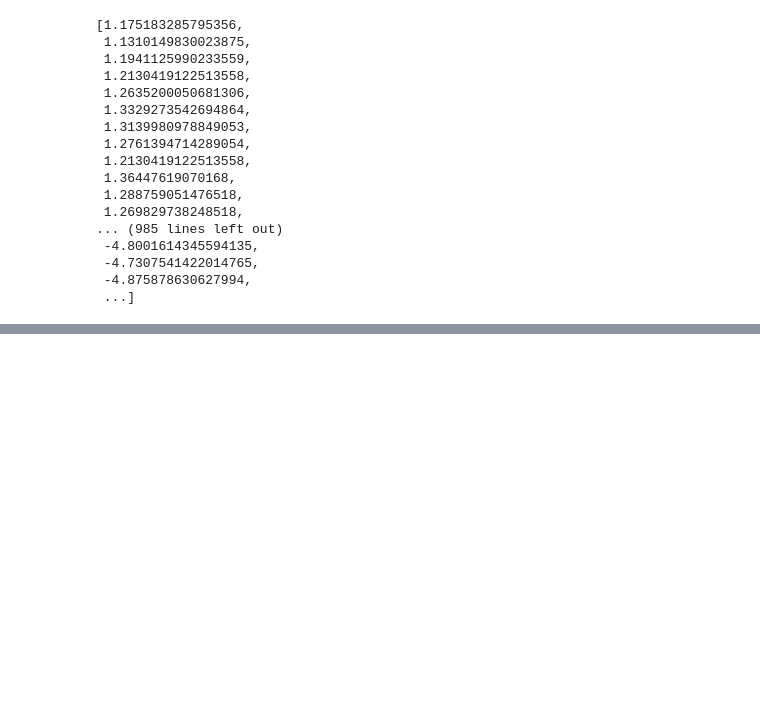
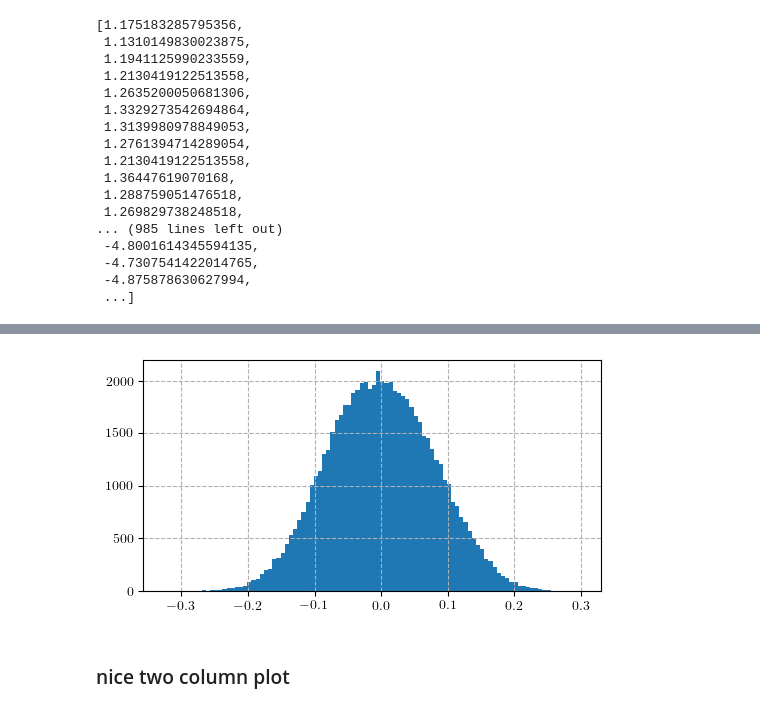
Before and after one commit to hsuchungchuan/Projects, a Jupyter notebook: 221108 PDH Linewidth Plots/221108 Wavelength Drift PDH On vs Off.ipynb, the cells around one changed output, grey strips where cells are left out. Saved outputs shown, nothing was run; the diff lists cells and outputs as text; code cells hidden in the pictures; blank space fills up the shorter version.

```diff
--- a/221108 PDH Linewidth Plots/221108 Wavelength Drift PDH On vs Off.ipynb
+++ b/221108 PDH Linewidth Plots/221108 Wavelength Drift PDH On vs Off.ipynb
@@ -346,0 +366,7 @@ plt.savefig('250520 WavelengthDriftPDHOnVsOff.pdf',dpi=300)
+# %%
+plt.hist(freq_deviation,bins=100)
+plt.show()
+# %% [output]
+[figure, added]
+# %% [markdown]
+### nice two column plot
```
Also changed, not shown: parts of 9 cells of this notebook, 2 other files.
